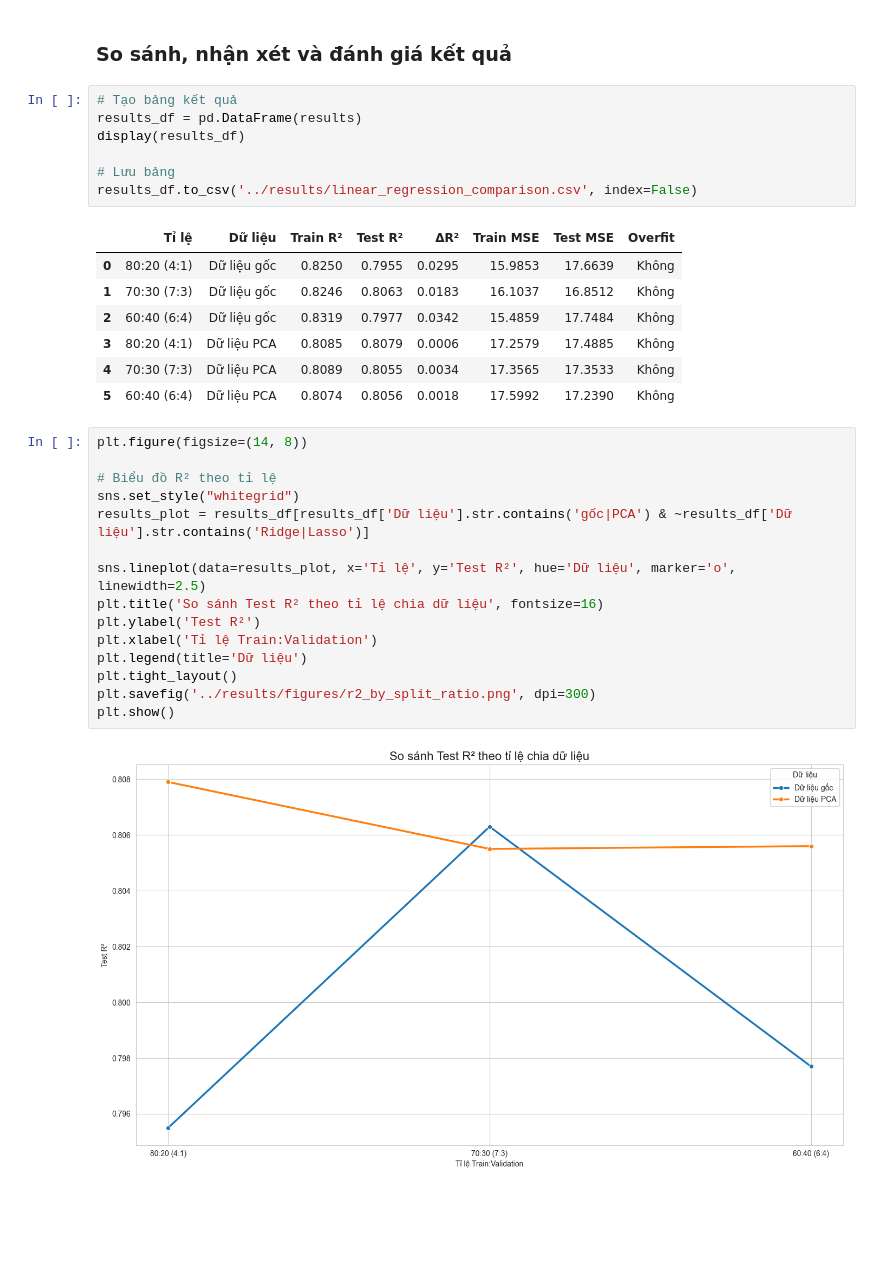
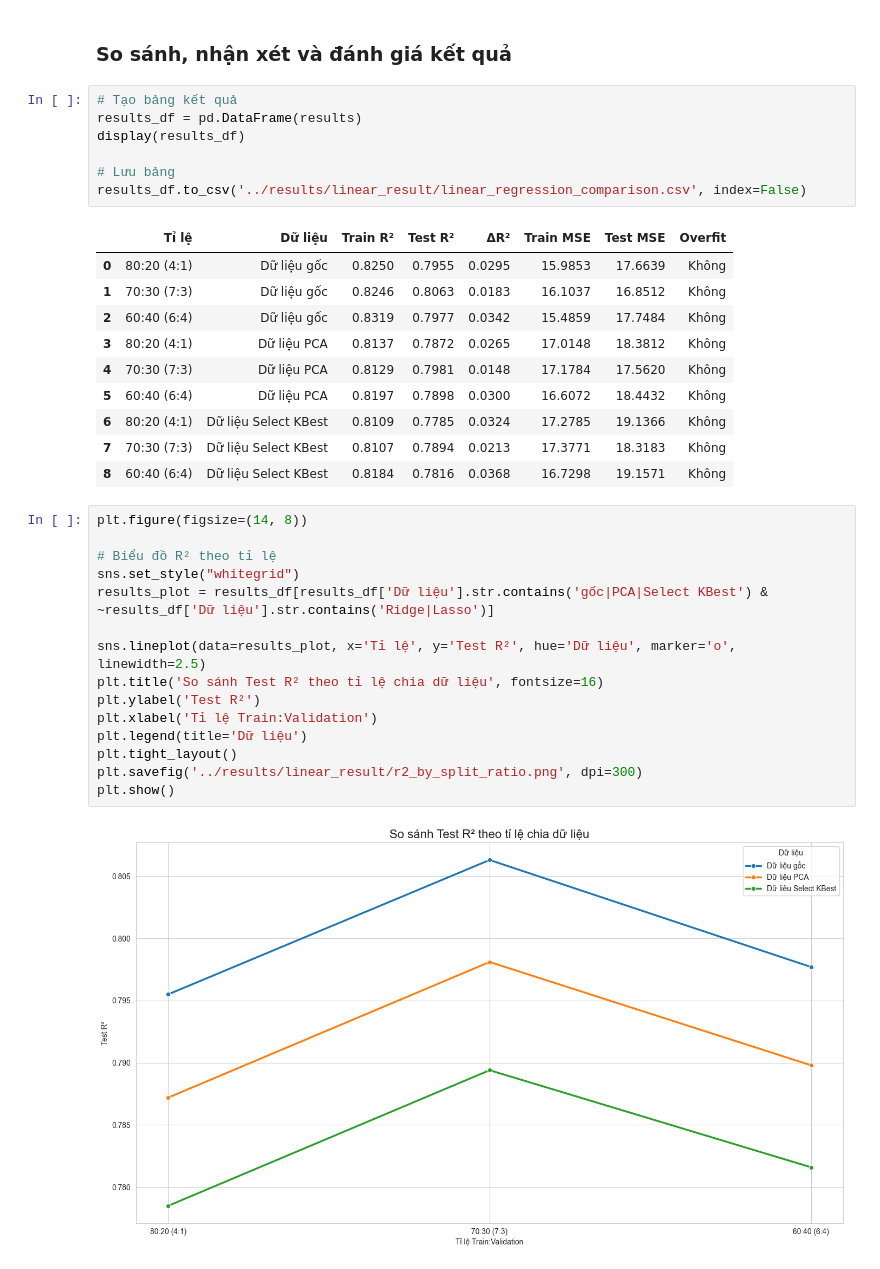
Before and after one commit to ducqwang/life-expectancy-prediction, a Jupyter notebook: src/source.ipynb, the cells around one changed output. Drawn from its saved outputs; the diff is of its cells as text; blank space fills up the shorter version.

```diff
--- a/src/source.ipynb
+++ b/src/source.ipynb
@@ -1165,32 +1283,35 @@ results_df = pd.DataFrame(results)
 display(results_df)
 
 # Lưu bảng
-results_df.to_csv('../results/linear_regression_comparison.csv', index=False)
+results_df.to_csv('../results/linear_result/linear_regression_comparison.csv', index=False)
 # %% [output]
 |  | Tỉ lệ | Dữ liệu | Train R² | Test R² | ΔR² | Train MSE | Test MSE | Overfit |
 | 0 | 80:20 (4:1) | Dữ liệu gốc | 0.8250 | 0.7955 | 0.0295 | 15.9853 | 17.6639 | Không |
 | 1 | 70:30 (7:3) | Dữ liệu gốc | 0.8246 | 0.8063 | 0.0183 | 16.1037 | 16.8512 | Không |
 | 2 | 60:40 (6:4) | Dữ liệu gốc | 0.8319 | 0.7977 | 0.0342 | 15.4859 | 17.7484 | Không |
-| 3 | 80:20 (4:1) | Dữ liệu PCA | 0.8085 | 0.8079 | 0.0006 | 17.2579 | 17.4885 | Không |
-| 4 | 70:30 (7:3) | Dữ liệu PCA | 0.8089 | 0.8055 | 0.0034 | 17.3565 | 17.3533 | Không |
-| 5 | 60:40 (6:4) | Dữ liệu PCA | 0.8074 | 0.8056 | 0.0018 | 17.5992 | 17.2390 | Không |
+| 3 | 80:20 (4:1) | Dữ liệu PCA | 0.8137 | 0.7872 | 0.0265 | 17.0148 | 18.3812 | Không |
+| 4 | 70:30 (7:3) | Dữ liệu PCA | 0.8129 | 0.7981 | 0.0148 | 17.1784 | 17.5620 | Không |
+| 5 | 60:40 (6:4) | Dữ liệu PCA | 0.8197 | 0.7898 | 0.0300 | 16.6072 | 18.4432 | Không |
+| 6 | 80:20 (4:1) | Dữ liệu Select KBest | 0.8109 | 0.7785 | 0.0324 | 17.2785 | 19.1366 | Không |
+| 7 | 70:30 (7:3) | Dữ liệu Select KBest | 0.8107 | 0.7894 | 0.0213 | 17.3771 | 18.3183 | Không |
+| 8 | 60:40 (6:4) | Dữ liệu Select KBest | 0.8184 | 0.7816 | 0.0368 | 16.7298 | 19.1571 | Không |
 # %%
 plt.figure(figsize=(14, 8))
 
 # Biểu đồ R² theo tỉ lệ
 sns.set_style("whitegrid")
-results_plot = results_df[results_df['Dữ liệu'].str.contains('gốc|PCA') & ~results_df['Dữ liệu'].str.contains('Ridge|Lasso')]
+results_plot = results_df[results_df['Dữ liệu'].str.contains('gốc|PCA|Select KBest') & ~results_df['Dữ liệu'].str.contains('Ridge|Lasso')]
 
 sns.lineplot(data=results_plot, x='Tỉ lệ', y='Test R²', hue='Dữ liệu', marker='o', linewidth=2.5)
 plt.title('So sánh Test R² theo tỉ lệ chia dữ liệu', fontsize=16)
 plt.ylabel('Test R²')
 plt.xlabel('Tỉ lệ Train:Validation')
 plt.legend(title='Dữ liệu')
 plt.tight_layout()
-plt.savefig('../results/figures/r2_by_split_ratio.png', dpi=300)
+plt.savefig('../results/linear_result/r2_by_split_ratio.png', dpi=300)
 plt.show()
 # %% [output]
-[figure, old version]
+[figure, new version]
 # %%
 # Biểu đồ ΔR² theo tỉ lệ
 plt.figure(figsize=(10, 6))
```
Also changed, not shown: parts of 15 cells of this notebook, 9 other files.
